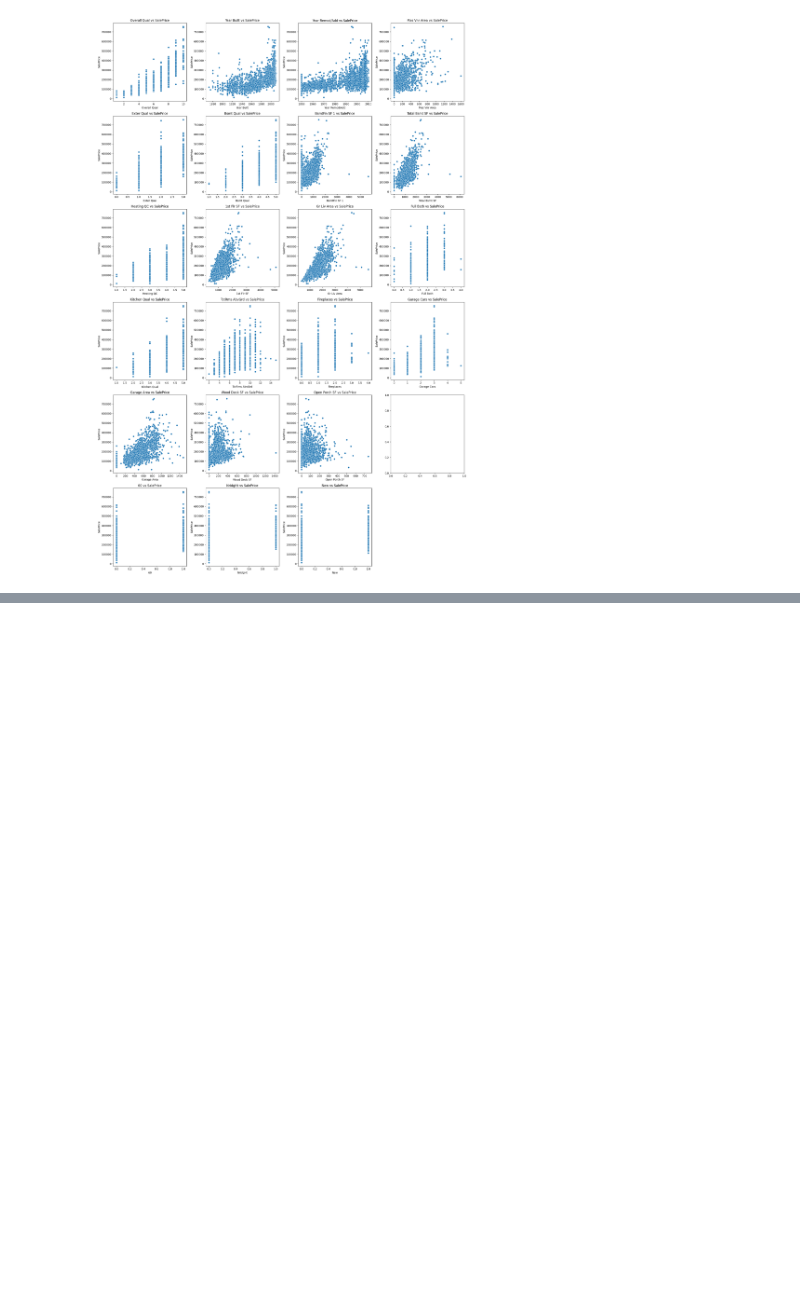
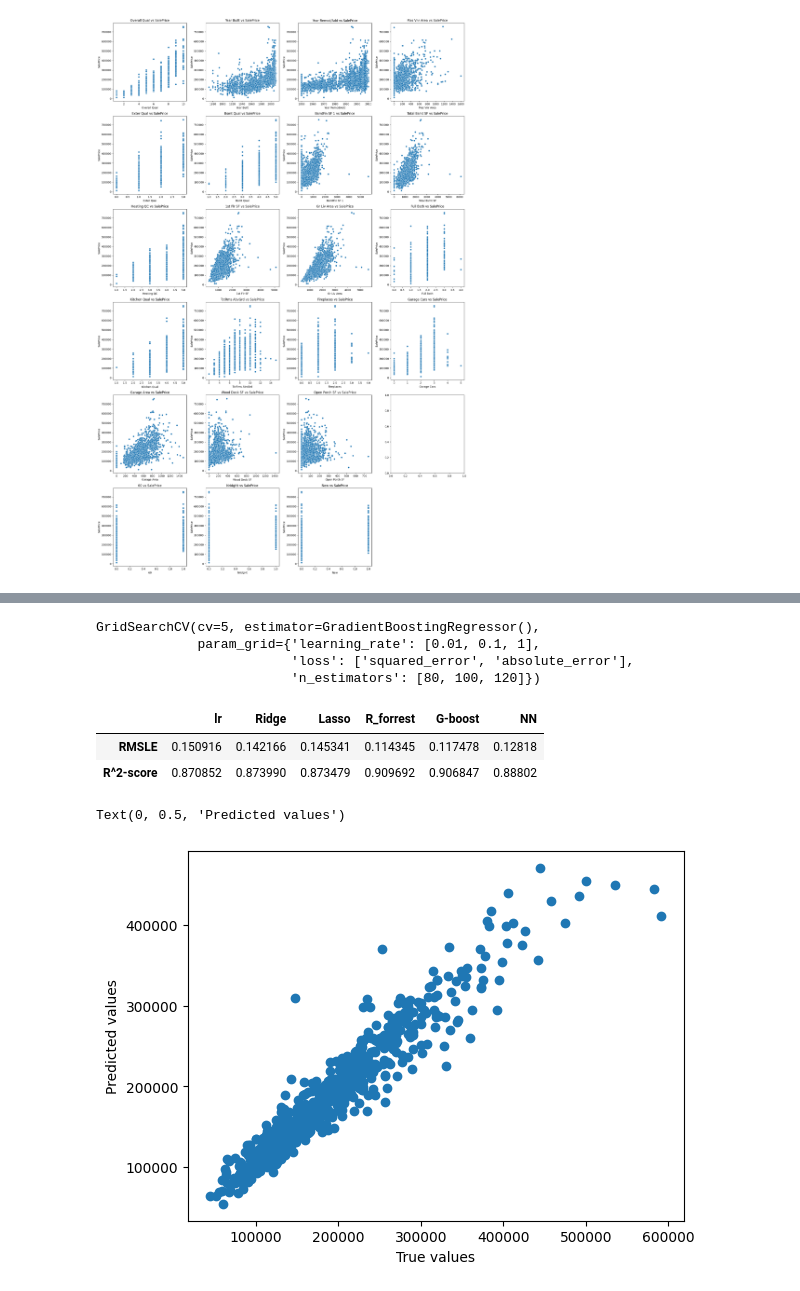
Before and after one commit to IvanTulli/Ames_Housing_Regression, a Jupyter notebook: EDA + Regression Practice/Ames_EDA+Regression.ipynb, the cells around one changed output, grey strips where cells are left out. Cells and saved outputs as stored; diff of their text form; code cells hidden in the pictures; blank space fills up the shorter version.

```diff
--- a/EDA + Regression Practice/Ames_EDA+Regression.ipynb
+++ b/EDA + Regression Practice/Ames_EDA+Regression.ipynb
@@ -541,0 +366,5 @@ MSE of RF:600742910.3099124 and R^2 score: 0.9015704145596601
+# %%
+lr = LinearRegression()
+lr.fit(X_train_s,y_train)
+print(f"R score for training:{lr.score(X_train_s,y_train)} and for testing: {lr.score(X_test_s,y_test)}")
+r2_lr=lr.score(X_test_s,y_test)
@@ -541,0 +373,6 @@ MSE of RF:600742910.3099124 and R^2 score: 0.9015704145596601
+# %%
+ridge = Ridge()
+lasso = Lasso()
+grid_lasso = GridSearchCV(lasso, param_grid = {'alpha' : [350,400,450]}, cv=5)
+
+grid_lasso.fit(X_train_s,y_train)
@@ -541,0 +381,3 @@ MSE of RF:600742910.3099124 and R^2 score: 0.9015704145596601
+# %%
+grid_ridge = GridSearchCV(ridge, param_grid = {'alpha' : [350,400,450]}, cv=5)
+grid_ridge.fit(X_train_s,y_train)
@@ -541,0 +404,6 @@ MSE of RF:600742910.3099124 and R^2 score: 0.9015704145596601
+# %%
+rf = RandomForestRegressor()
+parameters = {"n_estimators": [40,60,80,100], "criterion": [ 'absolute_error', 'friedman_mse'],
+              "max_depth": [50,100], "max_features": ['sqrt', 'log2']}
+grid_rf = GridSearchCV(rf, param_grid=parameters, cv = 5)
+grid_rf.fit(X_train_s,y_train)
@@ -541,0 +505,11 @@ MSE of RF:600742910.3099124 and R^2 score: 0.9015704145596601
+# %%
+from sklearn.ensemble import GradientBoostingRegressor
+gb = GradientBoostingRegressor()
+gb_params = {'loss': ['squared_error', 'absolute_error'], 'learning_rate':[0.01,0.1,1], 'n_estimators': [80,100,120]}
+grid_gb = GridSearchCV(gb, param_grid = gb_params, cv=5 )
+grid_gb.fit(X_train_s,y_train)
+# %% [output]
+GridSearchCV(cv=5, estimator=GradientBoostingRegressor(),
+             param_grid={'learning_rate': [0.01, 0.1, 1],
+                         'loss': ['squared_error', 'absolute_error'],
+                         'n_estimators': [80, 100, 120]})
@@ -541,0 +519,22 @@ MSE of RF:600742910.3099124 and R^2 score: 0.9015704145596601
+# %%
+results = pd.DataFrame({
+    'lr': [RMSLE_lr, r2_lr],
+    'Ridge': [RMSLE_ridge, r2_ridge],
+    'Lasso': [RMSLE_lasso, r2_lasso],
+    'R_forrest': [RMSLE_rf, r2_rf],
+    'G-boost': [RMSLE_gb, r2_gb],
+    'NN': [RMSLE_nn, r2_nn]
+}, index=['RMSLE', 'R^2-score'])
+
+display(results)
+# %% [output]
+|  | lr | Ridge | Lasso | R_forrest | G-boost | NN |
+| RMSLE | 0.150916 | 0.142166 | 0.145341 | 0.114345 | 0.117478 | 0.12818 |
+| R^2-score | 0.870852 | 0.873990 | 0.873479 | 0.909692 | 0.906847 | 0.88802 |
+# %%
+plt.scatter(x= y_test, y =grid_rf.best_estimator_.predict(X_test_s) )
+plt.xlabel('True values')
+plt.ylabel('Predicted values')
+# %% [output]
+Text(0, 0.5, 'Predicted values')
+[figure, added]
```
Also changed, not shown: parts of 101 cells of this notebook.
